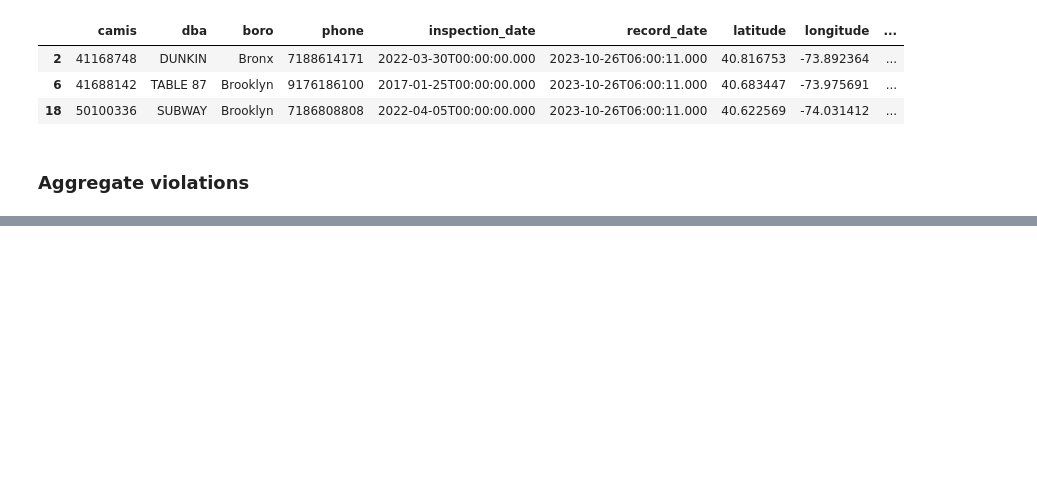
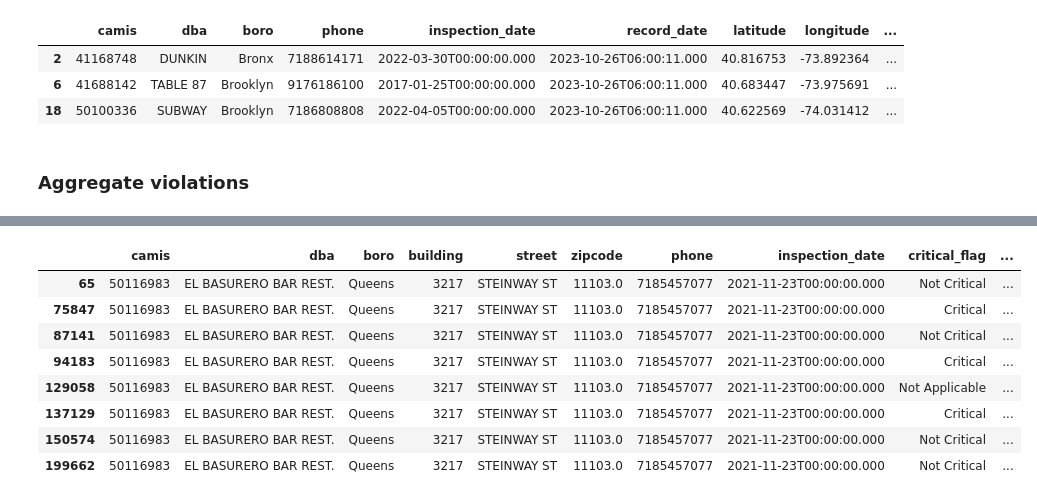
Before and after one commit to Somerville-2023/New-York-health-Inspection-Prediction, a Jupyter notebook: nick-folder/nick_work.ipynb, the cells around one changed output, grey strips where cells are left out. Cells and saved outputs as stored; diff of their text form; code cells hidden in the pictures; blank space fills up the shorter version.

```diff
--- a/nick-folder/nick_work.ipynb
+++ b/nick-folder/nick_work.ipynb
@@ -465,6 +435,8 @@ ny_test
+# %%
+ny3 = a.acquire_ny()
 # %%
-def check_data(n):
-    c, d = ny2.iloc[n][0], ny2.iloc[n][7]
-    print(ny2.iloc[n][0], ny2.iloc[n][7], ny2.iloc[n][-1])
+def check_data(n, ny, ny2):
+    c, d = ny2.iloc[n][0], ny2.iloc[n][4]
+    print(ny2.iloc[n][0], ny2.iloc[n][4], ny2.iloc[n][-1])
     print(ny2.iloc[n][-2])
     return ny[(ny.camis == c) & (ny.inspection_date == d)]
@@ -484,0 +443,3 @@ check_data(29872)
+# %%
+check_data(14, ny3, ny_test)
+# %% [output]
@@ -484,0 +448,9 @@ check_data(29872)
+|  | camis | dba | boro | building | street | zipcode | phone | inspection_date | critical_flag | ... |
+| 65 | 50116983 | EL BASURERO BAR REST. | Queens | 3217 | STEINWAY ST | 11103.0 | 7185457077 | 2021-11-23T00:00:00.000 | Not Critical | ... |
+| 75847 | 50116983 | EL BASURERO BAR REST. | Queens | 3217 | STEINWAY ST | 11103.0 | 7185457077 | 2021-11-23T00:00:00.000 | Critical | ... |
+| 87141 | 50116983 | EL BASURERO BAR REST. | Queens | 3217 | STEINWAY ST | 11103.0 | 7185457077 | 2021-11-23T00:00:00.000 | Not Critical | ... |
+| 94183 | 50116983 | EL BASURERO BAR REST. | Queens | 3217 | STEINWAY ST | 11103.0 | 7185457077 | 2021-11-23T00:00:00.000 | Critical | ... |
+| 129058 | 50116983 | EL BASURERO BAR REST. | Queens | 3217 | STEINWAY ST | 11103.0 | 7185457077 | 2021-11-23T00:00:00.000 | Not Applicable | ... |
+| 137129 | 50116983 | EL BASURERO BAR REST. | Queens | 3217 | STEINWAY ST | 11103.0 | 7185457077 | 2021-11-23T00:00:00.000 | Critical | ... |
+| 150574 | 50116983 | EL BASURERO BAR REST. | Queens | 3217 | STEINWAY ST | 11103.0 | 7185457077 | 2021-11-23T00:00:00.000 | Not Critical | ... |
+| 199662 | 50116983 | EL BASURERO BAR REST. | Queens | 3217 | STEINWAY ST | 11103.0 | 7185457077 | 2021-11-23T00:00:00.000 | Not Critical | ... |
```
Also changed, not shown: parts of 19 cells of this notebook, 1 other file.
